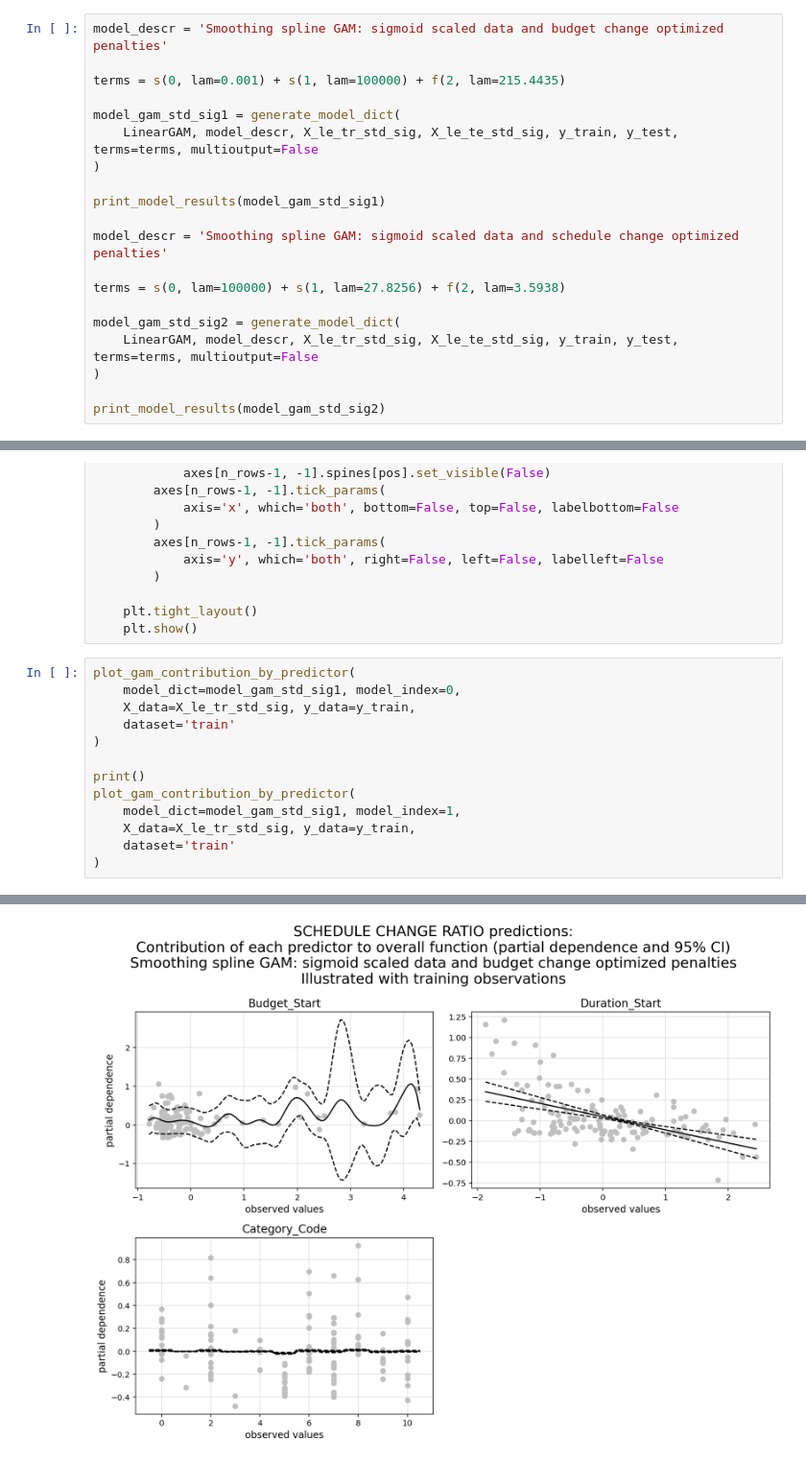
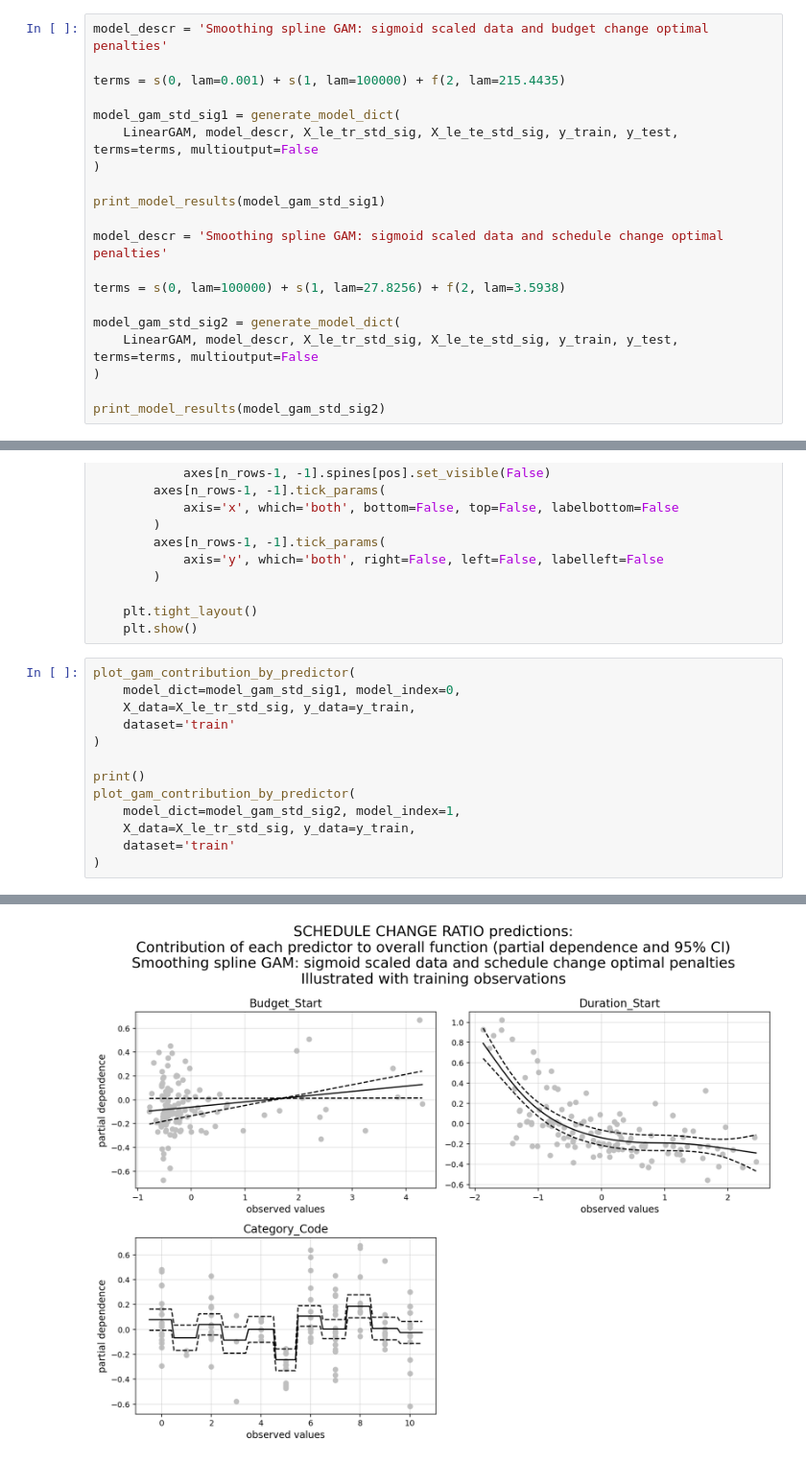
Before and after one commit to sedelmeyer/cs109b_groupproject, a Jupyter notebook: EDA/03_baseline_model.ipynb, the cells around one changed output, grey strips where cells are left out. Shown at 96% size. Saved outputs shown, nothing was run; the diff lists cells and outputs as text.

Commit message:
model(base): fix input model for schedule change GAM partial dependence subplots

```diff
--- a/EDA/03_baseline_model.ipynb
+++ b/EDA/03_baseline_model.ipynb
@@ -977,7 +977,7 @@ WARNING: p-values calculated in this manner behave correctly for un-penalized mo
          known smoothing parameters, but when smoothing parameters have been estimated, the p-values
          are typically lower than they should be, meaning that the tests reject the null too readily.
 # %%
-model_descr = 'Smoothing spline GAM: sigmoid scaled data and budget change optimized penalties'
+model_descr = 'Smoothing spline GAM: sigmoid scaled data and budget change optimal penalties'
 
 terms = s(0, lam=0.001) + s(1, lam=100000) + f(2, lam=215.4435)
 
@@ -987,7 +987,7 @@ model_gam_std_sig1 = generate_model_dict(
 
 print_model_results(model_gam_std_sig1)
 
-model_descr = 'Smoothing spline GAM: sigmoid scaled data and schedule change optimized penalties'
+model_descr = 'Smoothing spline GAM: sigmoid scaled data and schedule change optimal penalties'
 
 terms = s(0, lam=100000) + s(1, lam=27.8256) + f(2, lam=3.5938)
 
@@ -1145,7 +1144,7 @@ plot_gam_contribution_by_predictor(
 
 print()
 plot_gam_contribution_by_predictor(
-    model_dict=model_gam_std_sig1, model_index=1,
+    model_dict=model_gam_std_sig2, model_index=1,
     X_data=X_le_tr_std_sig, y_data=y_train,
     dataset='train'
 )
@@ -1154 +1153 @@ plot_gam_contribution_by_predictor(
-[figure, old version]
+[figure, new version]
```
Also changed, not shown: parts of 10 cells of this notebook.
